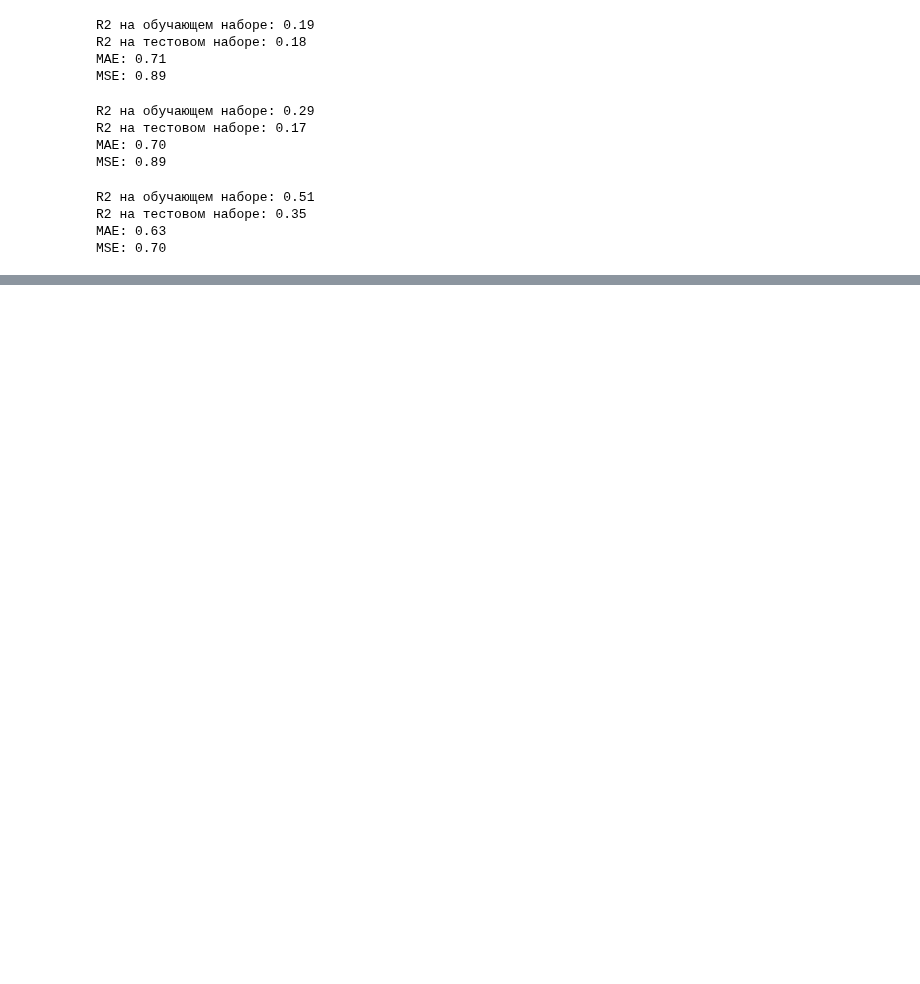
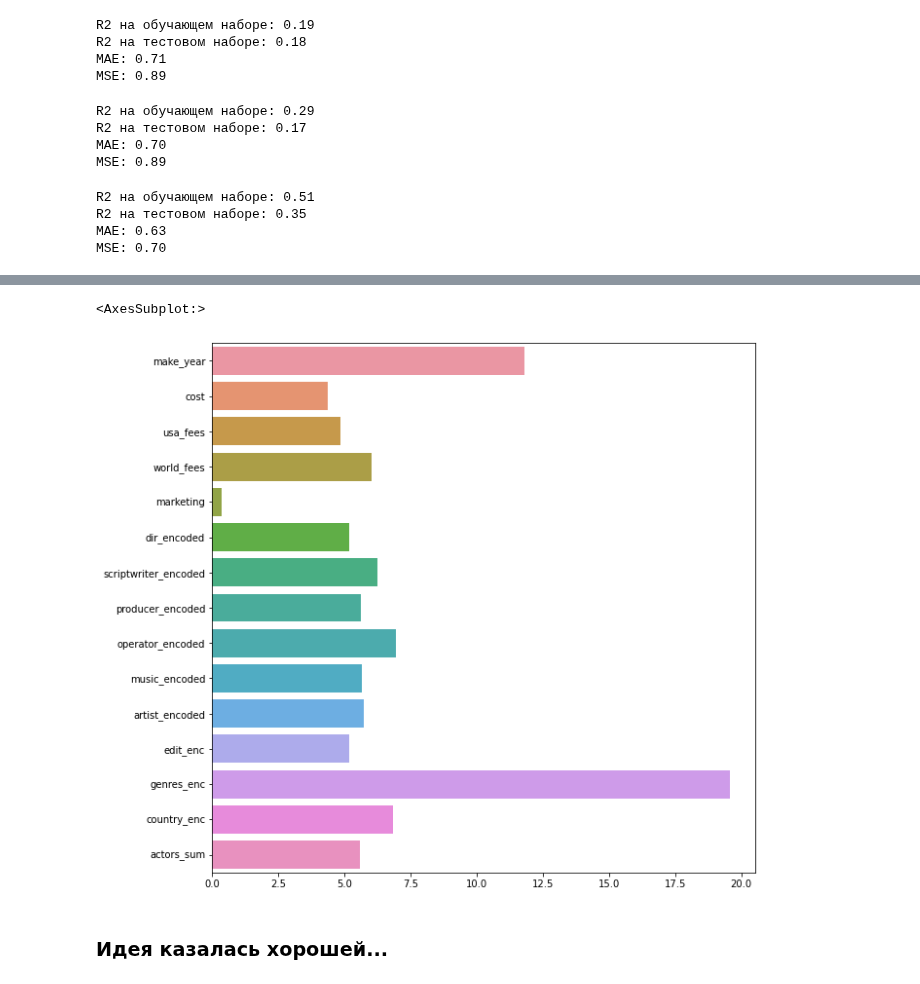
Before and after one commit to TefloniusMonk/intro, a Jupyter notebook: notebooks/parser.ipynb, the cells around one changed output, grey strips where cells are left out. Cells and saved outputs as stored; diff of their text form; code cells hidden in the pictures; blank space fills up the shorter version.

```diff
--- a/notebooks/parser.ipynb
+++ b/notebooks/parser.ipynb
@@ -601,0 +685,8 @@ MSE: 0.70
+# %%
+plt.figure(figsize=(10,10))
+sns.barplot(x=cat.feature_importances_, y = X_train.columns)
+# %% [output]
+<AxesSubplot:>
+[figure, added]
+# %% [markdown]
+### Идея казалась хорошей...
```
Also changed, not shown: parts of 53 cells of this notebook.
